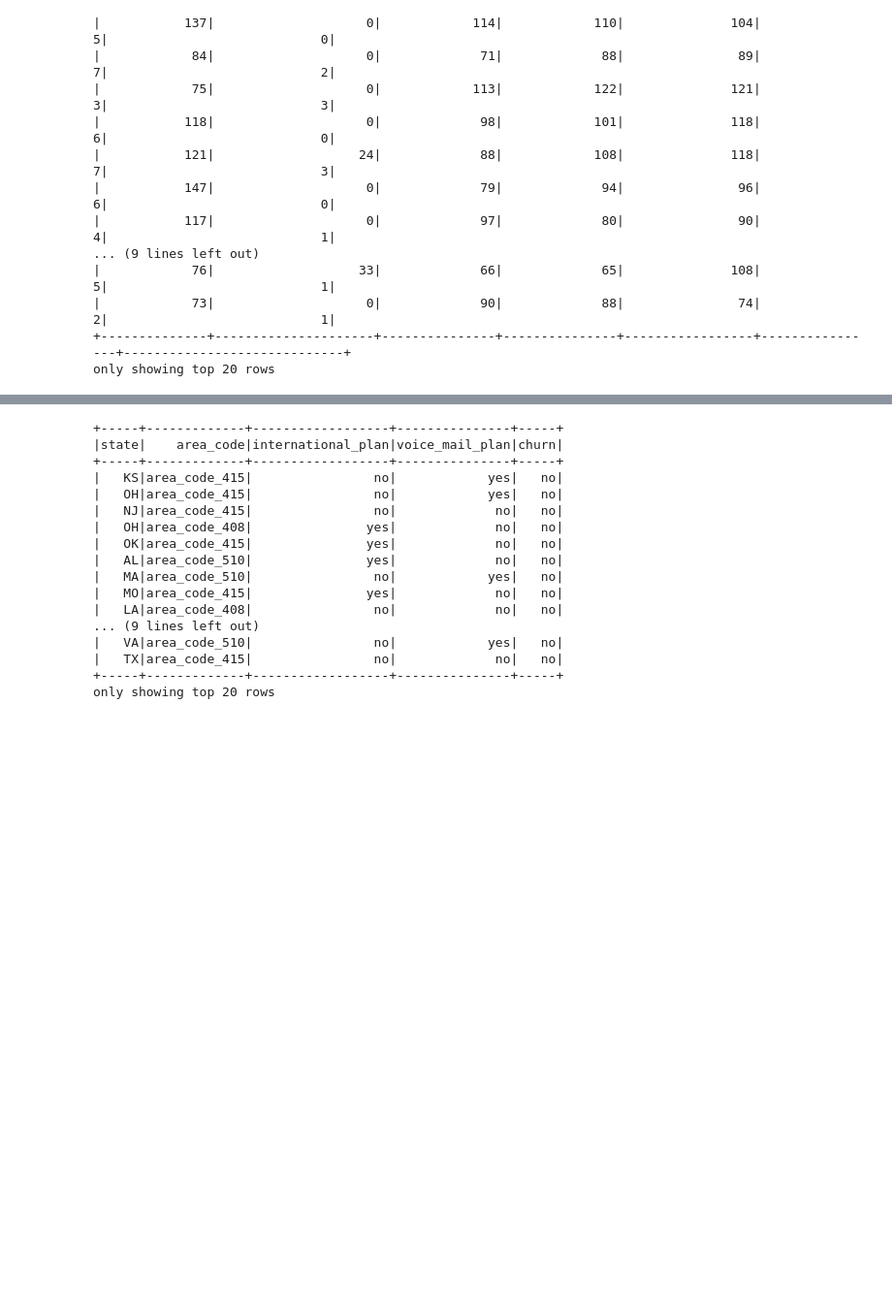
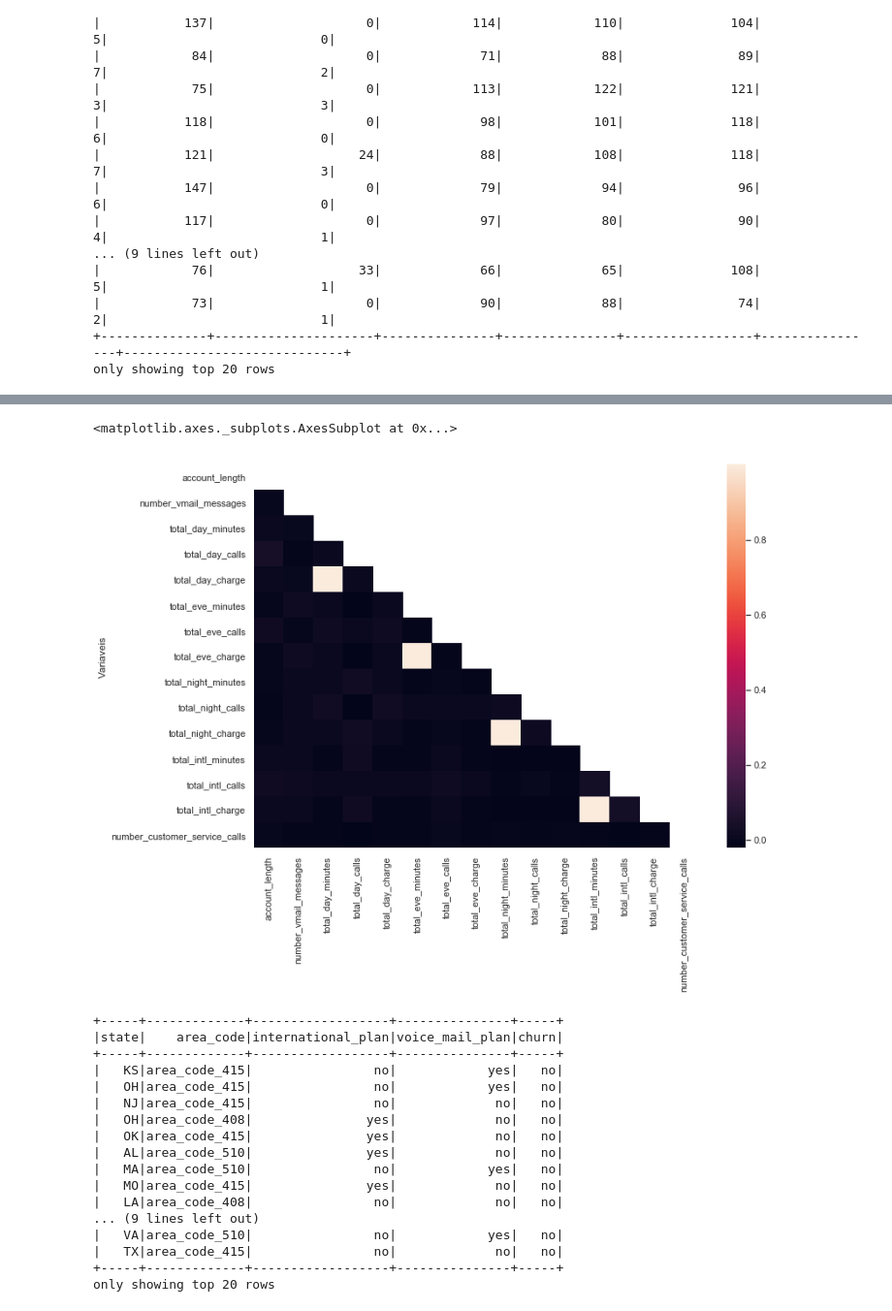
Before and after one commit to FernandoFaillaFoschiani/PySparkChurnAnalytics, a Jupyter notebook: ProjetoChurnAnalytics.ipynb, the cells around one changed output, grey strips where cells are left out. Shown: that part at 97% size. Saved outputs shown, nothing was run; the diff lists cells and outputs as text; code cells hidden in the pictures; blank space fills up the shorter version.

```diff
--- a/ProjetoChurnAnalytics.ipynb
+++ b/ProjetoChurnAnalytics.ipynb
@@ -148,6 +182,8 @@ from pyspark.ml.stat import Correlation
 from pyspark.ml.linalg import DenseMatrix, Vectors
 from pyspark.ml.feature import VectorAssembler
 from pyspark.sql.functions import *
+
+colunas = DFtreino.select(listVarByType("integer,double")).columns
 
 #Usando vector assembler para relacionar as variaveis
 assembler = VectorAssembler(inputCols = DFtreino.select(listVarByType('integer,double')).columns,
@@ -167,12 +203,16 @@ Cordf = spark.createDataFrame(linhas,colunas)
 #Devido ao menor tamanho da tabela de correlacao, transformando em um df pandas
 Cordf = Cordf.toPandas()
 
+
 #Criando uma nova coluna com os nomes das variaveis
+
 Cordf['Variaveis'] = colunas
 
 #Transformando as colunas criadas no index do df
 
-Cordf.set_index('Variaveis')
+Cordf = Cordf.set_index('Variaveis')
+
+
 
 #Com isso somos capazes de identificar alta colineariedade entra as variaveis total_night_charge e total_night_minute,
 #total_eve_charge e total_eve_minute, total_day_charge e total_day_minutes
@@ -197,3 +219,12 @@ Cordf.set_index('Variaveis')
+# %%
+sns.set(rc={'figure.figsize':(11.7,8.27)})
+sns.set(font_scale=1.5)
+sns.set_theme(style="white")
+mask = np.triu(np.ones_like(Cordf, dtype=bool))
+sns.heatmap(Cordf, mask = mask)
+# %% [output]
+<matplotlib.axes._subplots.AxesSubplot at 0x...>
+[figure, added]
 # %%
 #Após analisar as variaveis numéricas, podemos visualizar as variaveis texto
 
```
Also changed, not shown: parts of 19 cells of this notebook.
